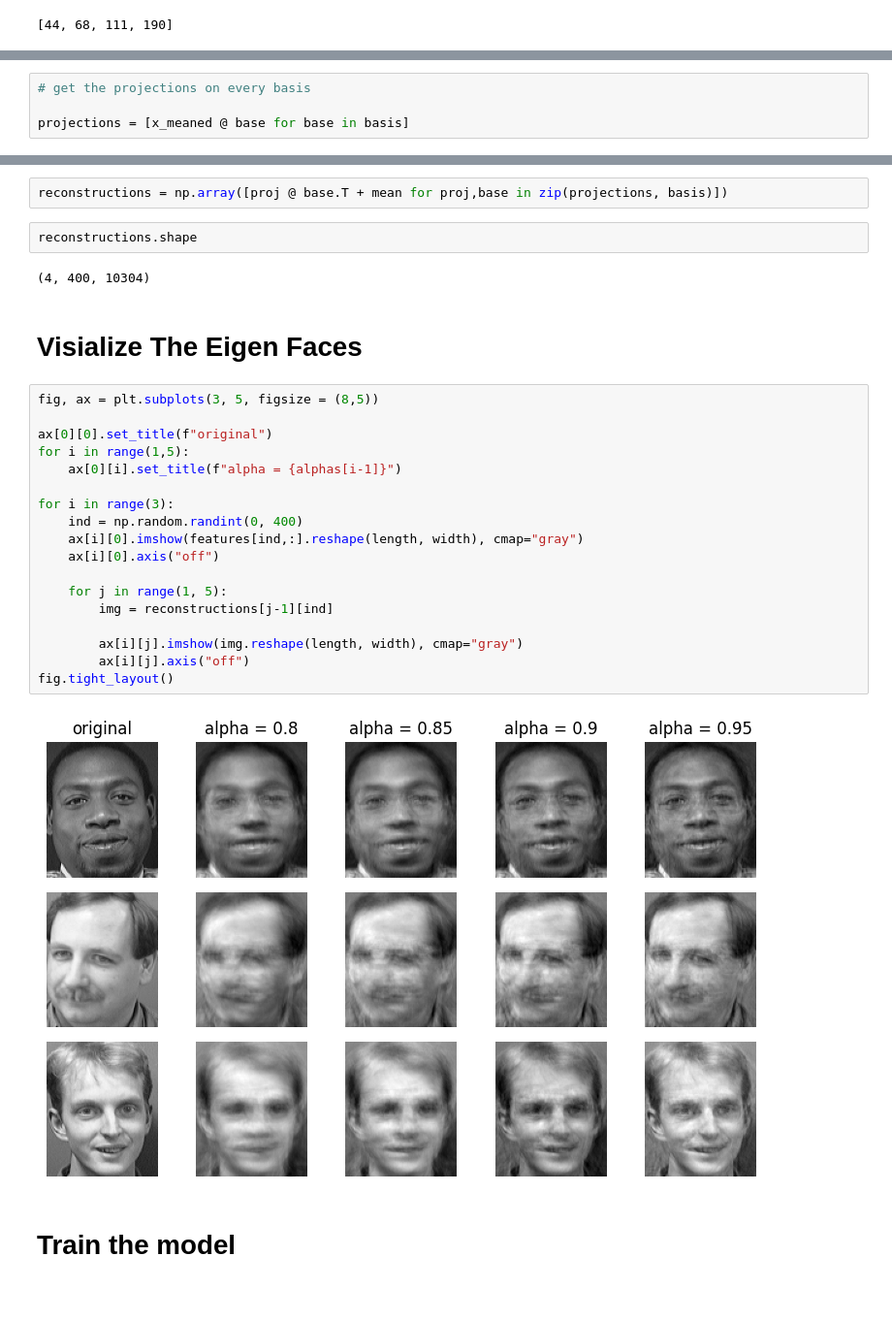
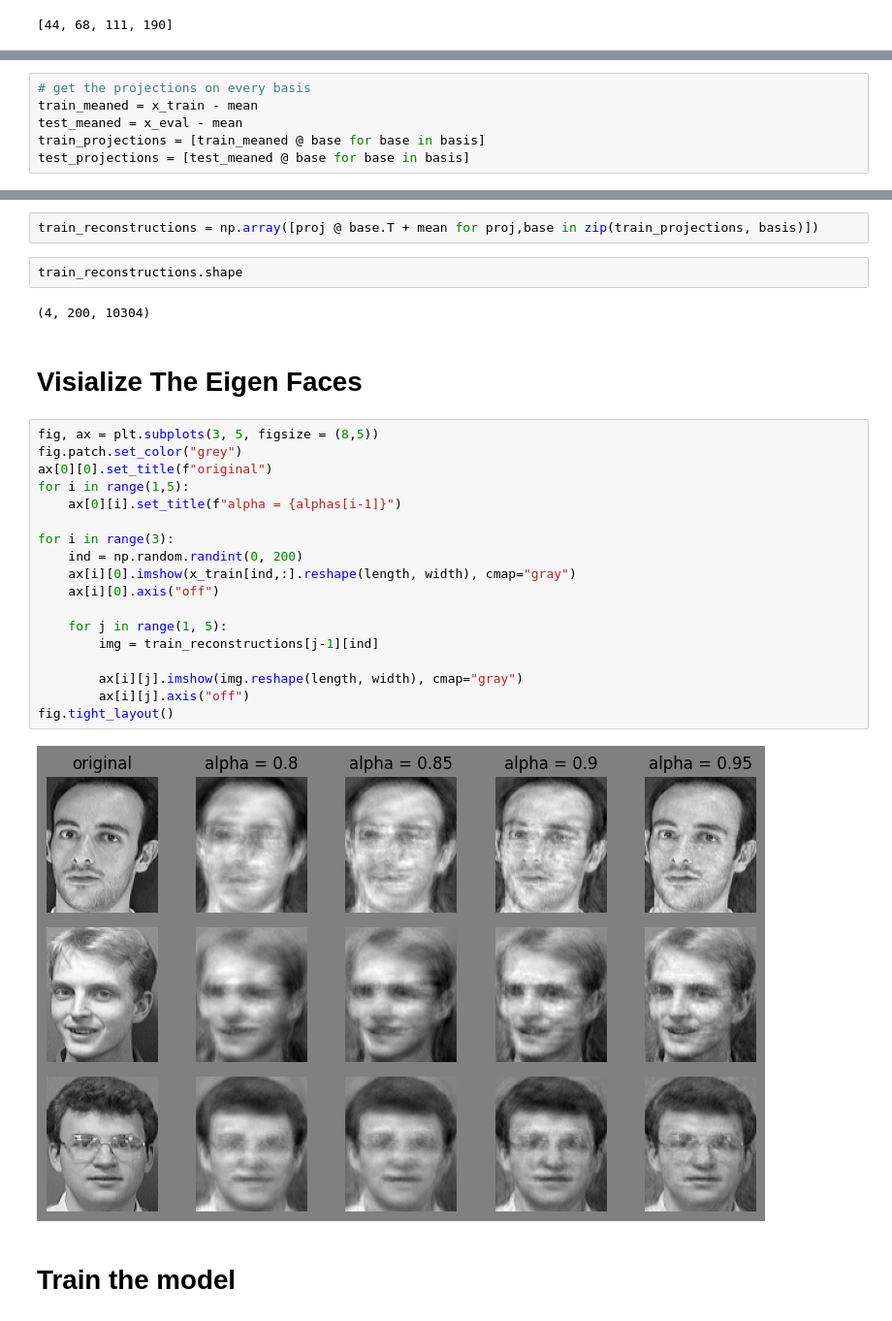
Before and after one commit to Omar-Atef-Bakr/introduction_to_machine_learning, a Jupyter notebook: assigment_three/solution.ipynb, the cells around one changed output, grey strips where cells are left out. Shown at 97% size. Cells and saved outputs as stored; diff of their text form.

```diff
--- a/assigment_three/solution.ipynb
+++ b/assigment_three/solution.ipynb
@@ -135,6 +135,8 @@ basis = [np.array(eig_vectors[:,0:dimension]) for dimension in dimensions]
 [(10304, 44), (10304, 68), (10304, 111), (10304, 190)]
 # %%
 # get the projections on every basis
-
-projections = [x_meaned @ base for base in basis]
+train_meaned = x_train - mean
+test_meaned = x_eval - mean
+train_projections = [train_meaned @ base for base in basis]
+test_projections = [test_meaned @ base for base in basis]
 # %%
@@ -144,31 +146,31 @@ projections = [x_meaned @ base for base in basis]
 # %%
-reconstructions = np.array([proj @ base.T + mean for proj,base in zip(projections, basis)])
+train_reconstructions = np.array([proj @ base.T + mean for proj,base in zip(train_projections, basis)])
 # %%
-reconstructions.shape
+train_reconstructions.shape
 # %% [output]
-(4, 400, 10304)
+(4, 200, 10304)
 # %% [markdown]
 # Visialize The Eigen Faces
 # %%
 fig, ax = plt.subplots(3, 5, figsize = (8,5))
-
+fig.patch.set_color("grey")
 ax[0][0].set_title(f"original")
 for i in range(1,5):
     ax[0][i].set_title(f"alpha = {alphas[i-1]}")
 
 for i in range(3):
-    ind = np.random.randint(0, 400)
-    ax[i][0].imshow(features[ind,:].reshape(length, width), cmap="gray")
+    ind = np.random.randint(0, 200)
+    ax[i][0].imshow(x_train[ind,:].reshape(length, width), cmap="gray")
     ax[i][0].axis("off")
 
     for j in range(1, 5):
-        img = reconstructions[j-1][ind]
+        img = train_reconstructions[j-1][ind]
 
         ax[i][j].imshow(img.reshape(length, width), cmap="gray")
         ax[i][j].axis("off")
 fig.tight_layout()
 # %% [output]
-[figure, old version]
+[figure, new version]
 # %% [markdown]
 # Train the model
 # %%
```
Also changed, not shown: parts of 12 cells of this notebook.
